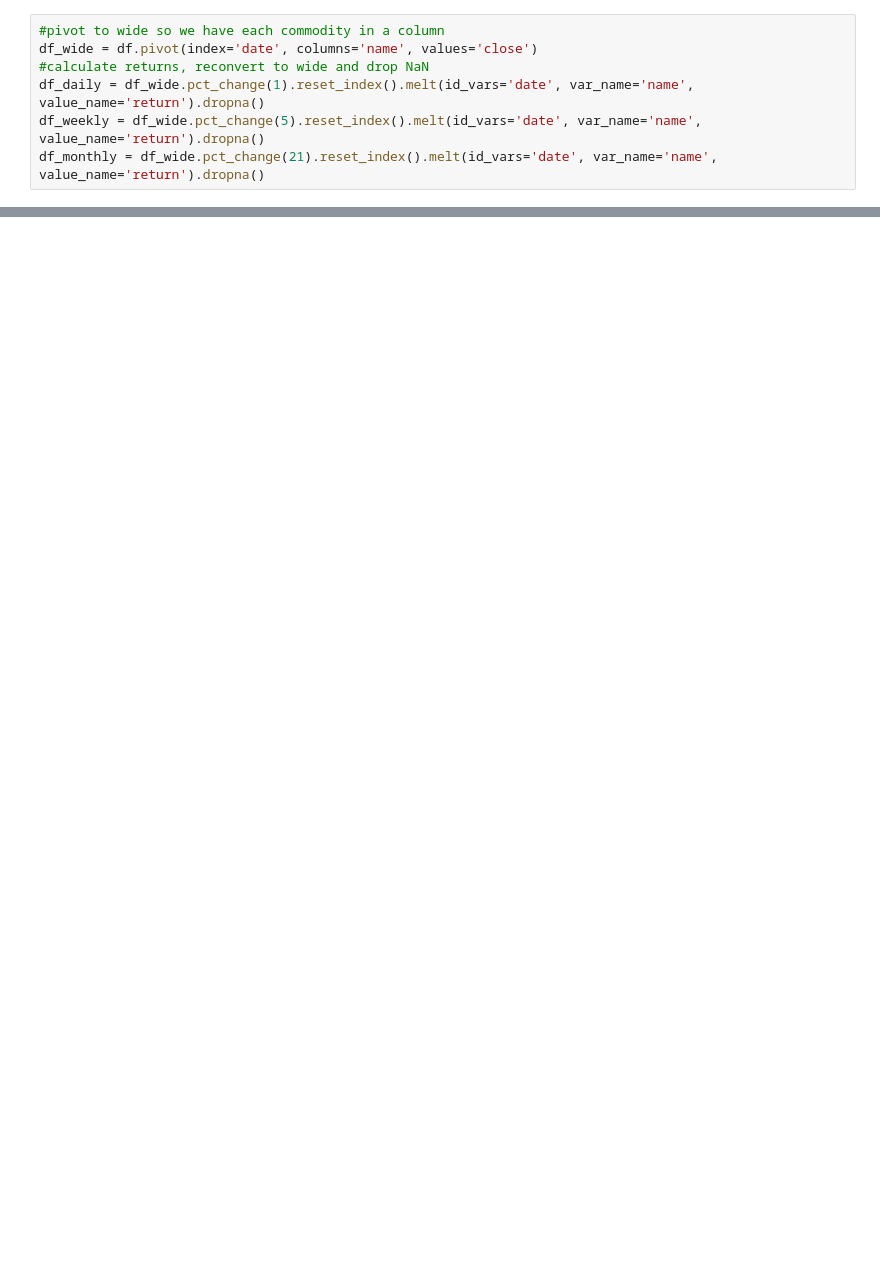
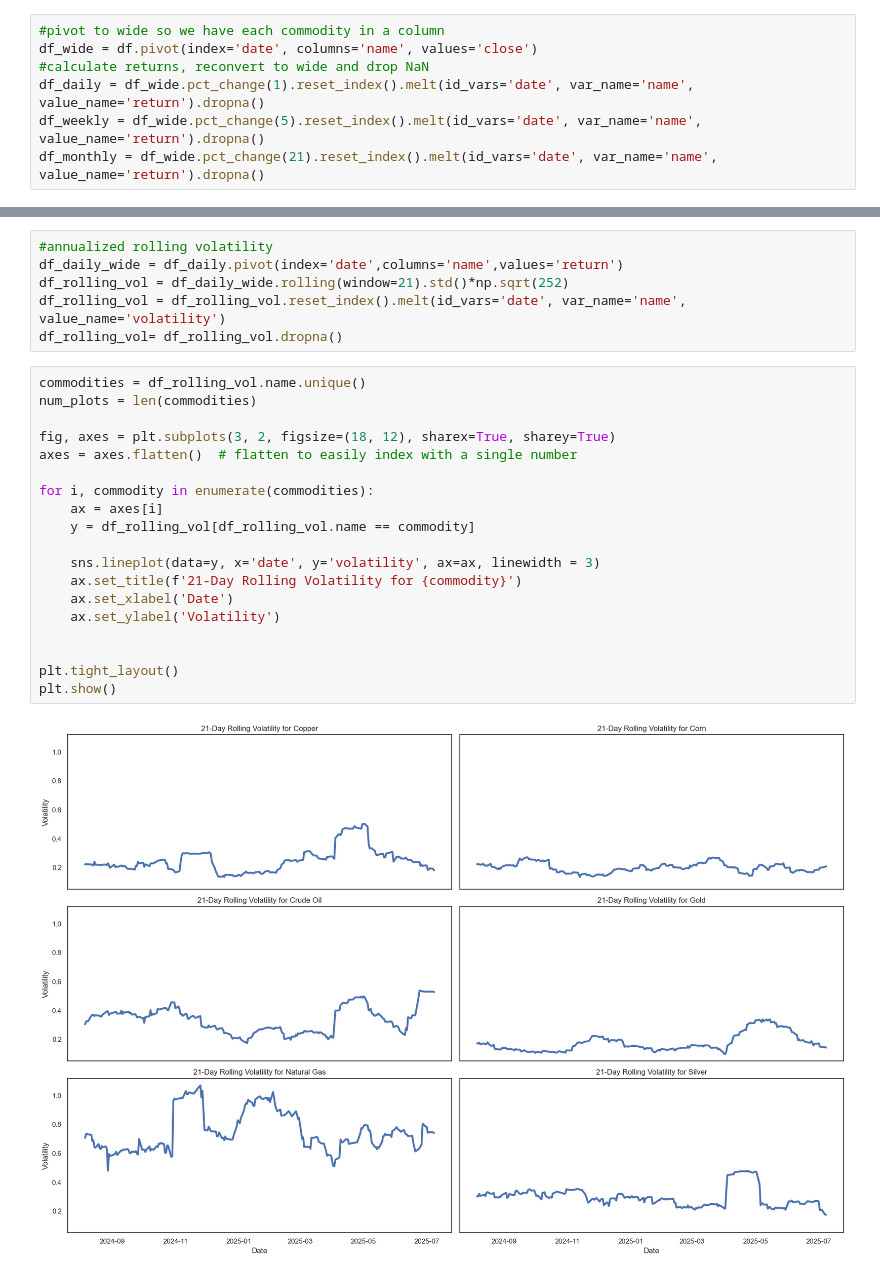
Before and after one commit to dgalassi99/commodity_lab, a Jupyter notebook: projects/commodity_dashboard/commodity_dashboard.ipynb, the cells around one changed output, grey strips where cells are left out. Drawn from its saved outputs; the diff is of its cells as text; blank space fills up the shorter version.

```diff
--- a/projects/commodity_dashboard/commodity_dashboard.ipynb
+++ b/projects/commodity_dashboard/commodity_dashboard.ipynb
@@ -119,0 +237,27 @@ fig_monthly_box_return.show()
+# %%
+#annualized rolling volatility
+df_daily_wide = df_daily.pivot(index='date',columns='name',values='return')
+df_rolling_vol = df_daily_wide.rolling(window=21).std()*np.sqrt(252)
+df_rolling_vol = df_rolling_vol.reset_index().melt(id_vars='date', var_name='name', value_name='volatility')
+df_rolling_vol= df_rolling_vol.dropna()
+# %%
+commodities = df_rolling_vol.name.unique()
+num_plots = len(commodities)
+
+fig, axes = plt.subplots(3, 2, figsize=(18, 12), sharex=True, sharey=True)
+axes = axes.flatten()  # flatten to easily index with a single number
+
+for i, commodity in enumerate(commodities):
+    ax = axes[i]
+    y = df_rolling_vol[df_rolling_vol.name == commodity]
+
+    sns.lineplot(data=y, x='date', y='volatility', ax=ax, linewidth = 3)
+    ax.set_title(f'21-Day Rolling Volatility for {commodity}')
+    ax.set_xlabel('Date')
+    ax.set_ylabel('Volatility')
+
+
+plt.tight_layout()
+plt.show()
+# %% [output]
+[figure, added]
```
Also changed, not shown: parts of 16 cells of this notebook.
